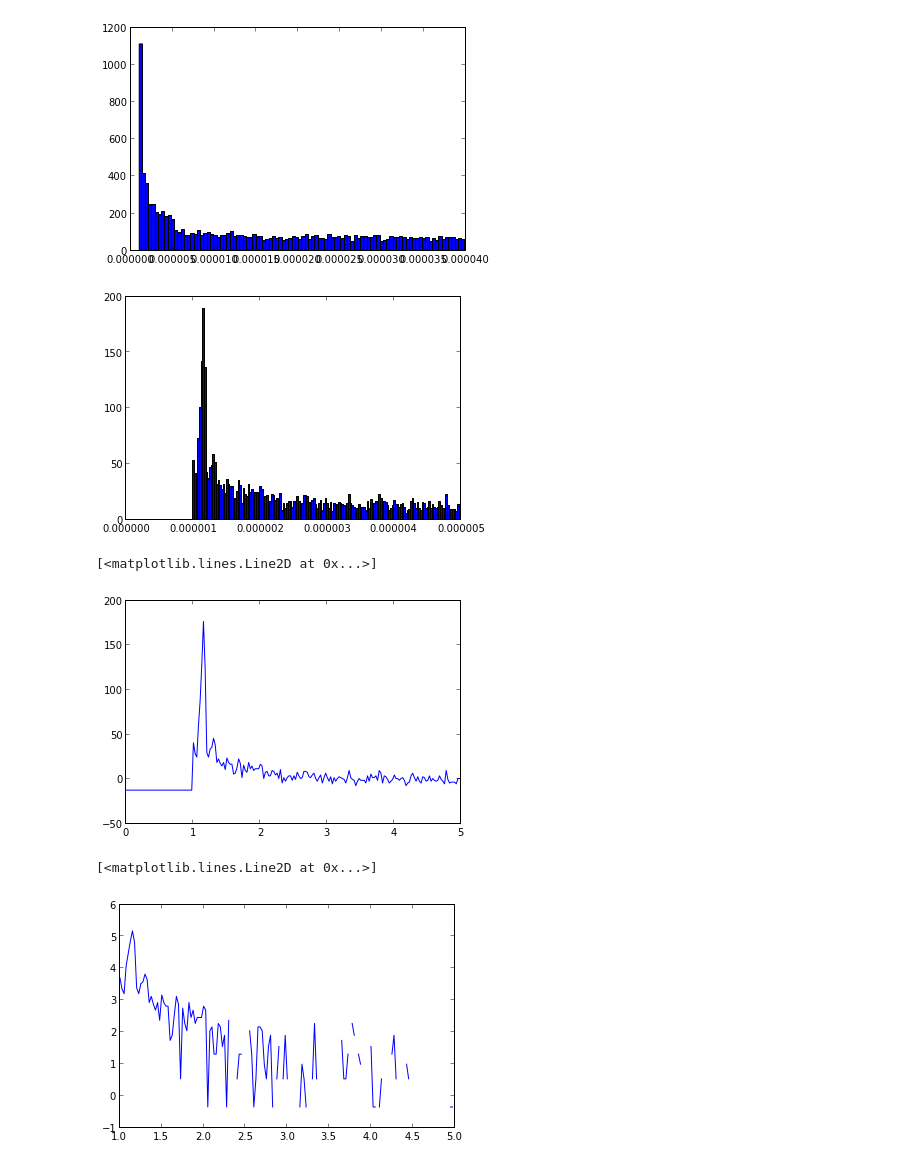
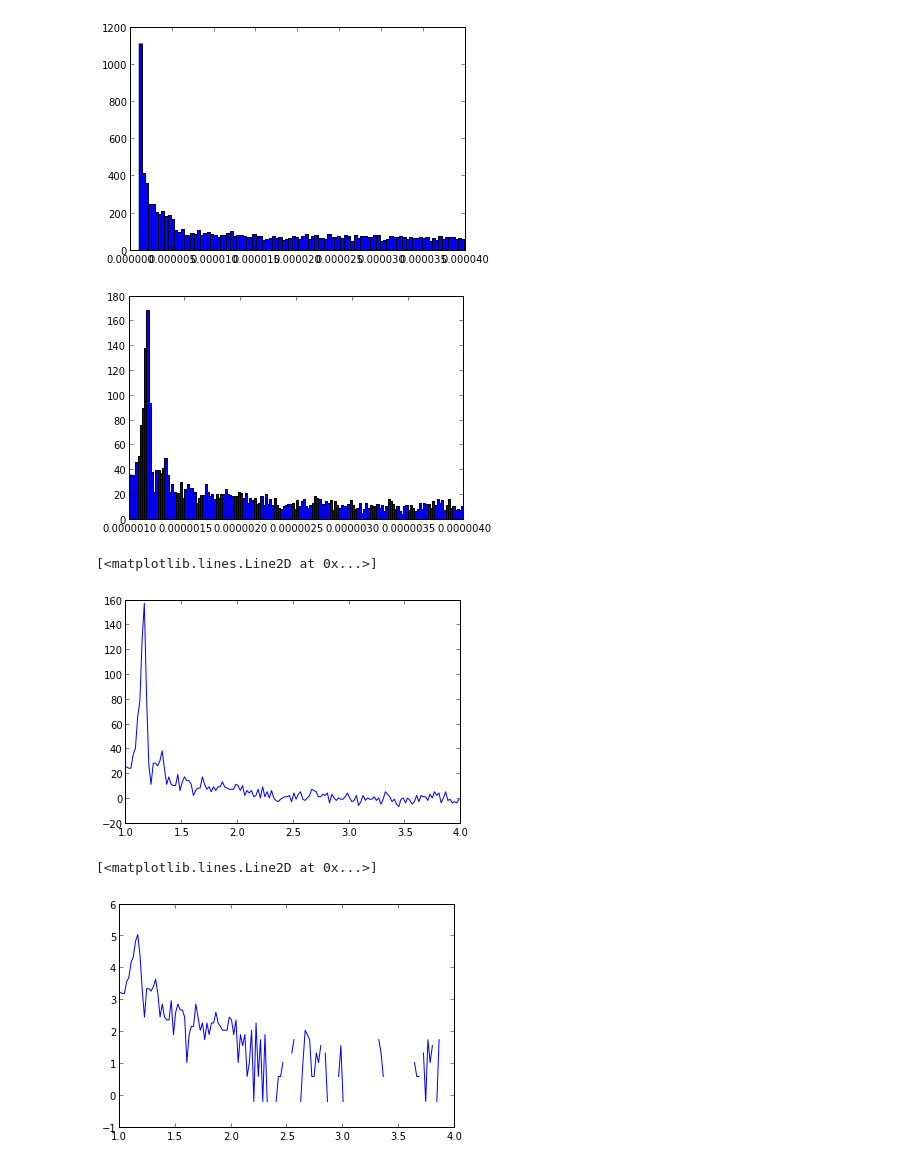
Before and after one commit to mcleonard/intro-to-analysis, a Jupyter notebook: Importing Data.ipynb, the cells around one changed output. Saved outputs shown, nothing was run; the diff lists cells and outputs as text; code cells hidden in the pictures.

```diff
--- a/Importing Data.ipynb
+++ b/Importing Data.ipynb
@@ -29,18 +29,18 @@ _ = hist(data['time2'] - data['time1'], bins=100)
 [figure]
 # %%
 dt = data['time2'] - data['time1']
-counts, x, _ = hist(dt, bins=200, range = (0,5e-6))
+counts, x, _ = hist(dt, bins=150, range = (1e-6,4e-6))
 x = x[:-1]*1e6 # Convert to microseconds
-bg = np.mean(counts[125:])
+bg = np.mean(counts[100:])
 # %% [output]
-[figure, old version]
+[figure, new version]
 # %%
 plot(x, counts-bg)
 # %% [output]
 [<matplotlib.lines.Line2D at 0x...>]
-[figure, old version]
+[figure, new version]
 # %%
 plot(x, log(counts-bg))
 # %% [output]
 [<matplotlib.lines.Line2D at 0x...>]
-[figure, old version]
+[figure, new version]
```
Also changed, not shown: parts of 3 cells of this notebook.
